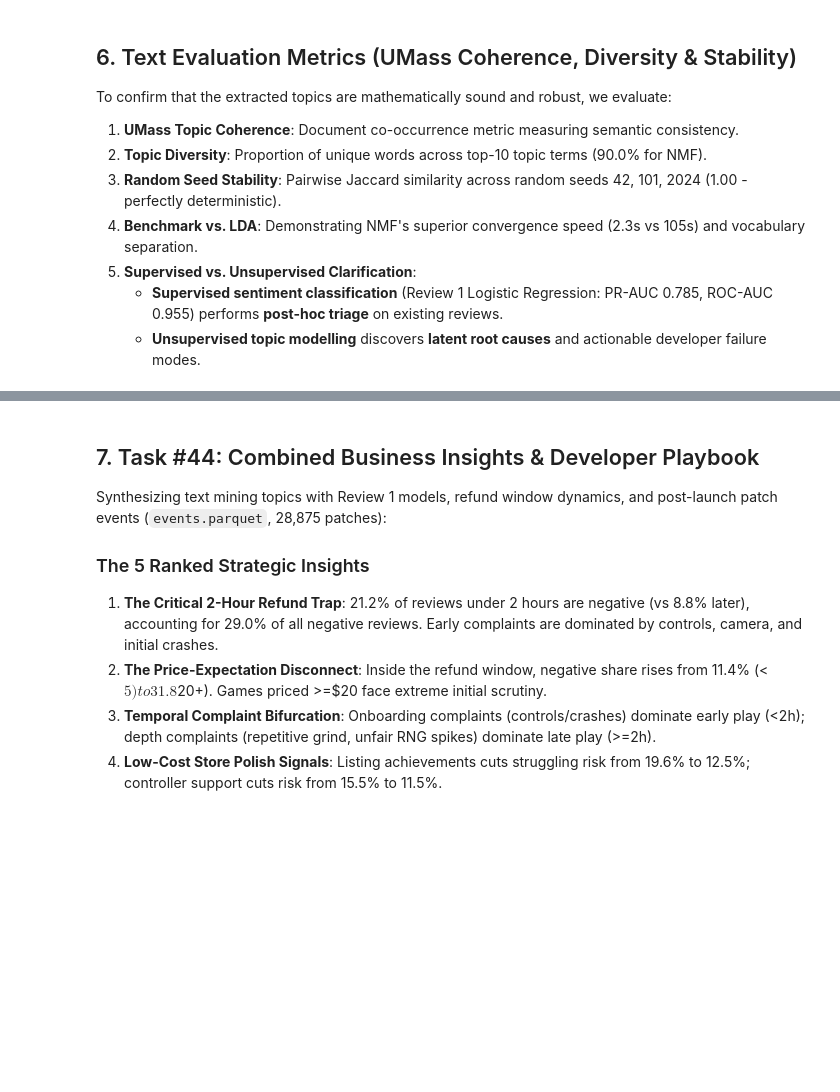
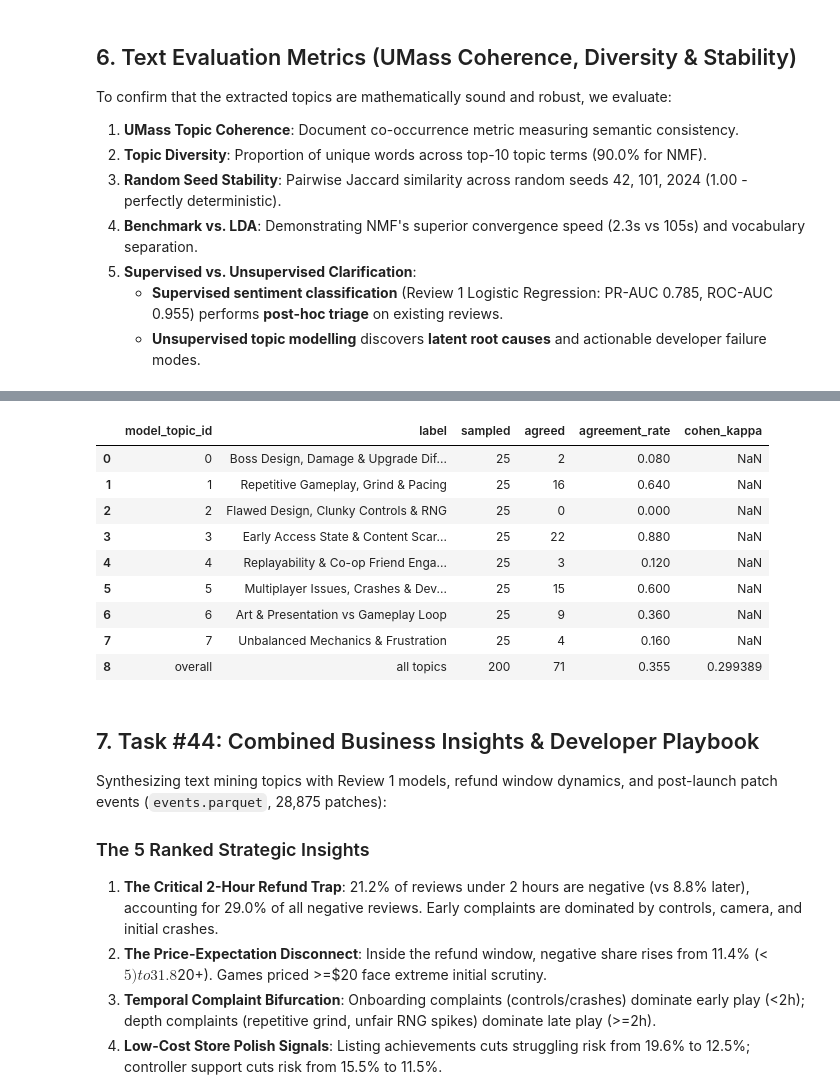
Before and after one commit to Shan713/IndieGuard, a Jupyter notebook: notebooks/03_Text_Mining_and_Topic_Modelling.ipynb, the cells around one changed output, grey strips where cells are left out. Drawn from its saved outputs; the diff is of its cells as text; code cells hidden in the pictures; blank space fills up the shorter version.

```diff
--- a/notebooks/03_Text_Mining_and_Topic_Modelling.ipynb
+++ b/notebooks/03_Text_Mining_and_Topic_Modelling.ipynb
@@ -121,6 +185,17 @@ To verify that the unsupervised NMF topics reflect real-world player complaints
 # %%
-manual_summary = pd.read_csv('../reports/results/topic_manual_validation_summary.csv')
-display(manual_summary[['topic_id', 'topic_label', 'total_sampled', 'negative_count', 'positive_count', 'agreed_count', 'agreement_rate', 'primary_confusion']])
+manual_summary = pd.read_csv('../reports/results/topic_manual_validation_blind_summary.csv')
+display(manual_summary)
+# %% [output]
+|  | model_topic_id | label | sampled | agreed | agreement_rate | cohen_kappa |
+| 0 | 0 | Boss Design, Damage & Upgrade Dif... | 25 | 2 | 0.080 | NaN |
+| 1 | 1 | Repetitive Gameplay, Grind & Pacing | 25 | 16 | 0.640 | NaN |
+| 2 | 2 | Flawed Design, Clunky Controls & RNG | 25 | 0 | 0.000 | NaN |
+| 3 | 3 | Early Access State & Content Scar... | 25 | 22 | 0.880 | NaN |
+| 4 | 4 | Replayability & Co-op Friend Enga... | 25 | 3 | 0.120 | NaN |
+| 5 | 5 | Multiplayer Issues, Crashes & Dev... | 25 | 15 | 0.600 | NaN |
+| 6 | 6 | Art & Presentation vs Gameplay Loop | 25 | 9 | 0.360 | NaN |
+| 7 | 7 | Unbalanced Mechanics & Frustration | 25 | 4 | 0.160 | NaN |
+| 8 | overall | all topics | 200 | 71 | 0.355 | 0.299389 |
 # %% [markdown]
 ## 7. Task #44: Combined Business Insights & Developer Playbook
 
```
Also changed, not shown: parts of 8 cells of this notebook, 15 other files.
